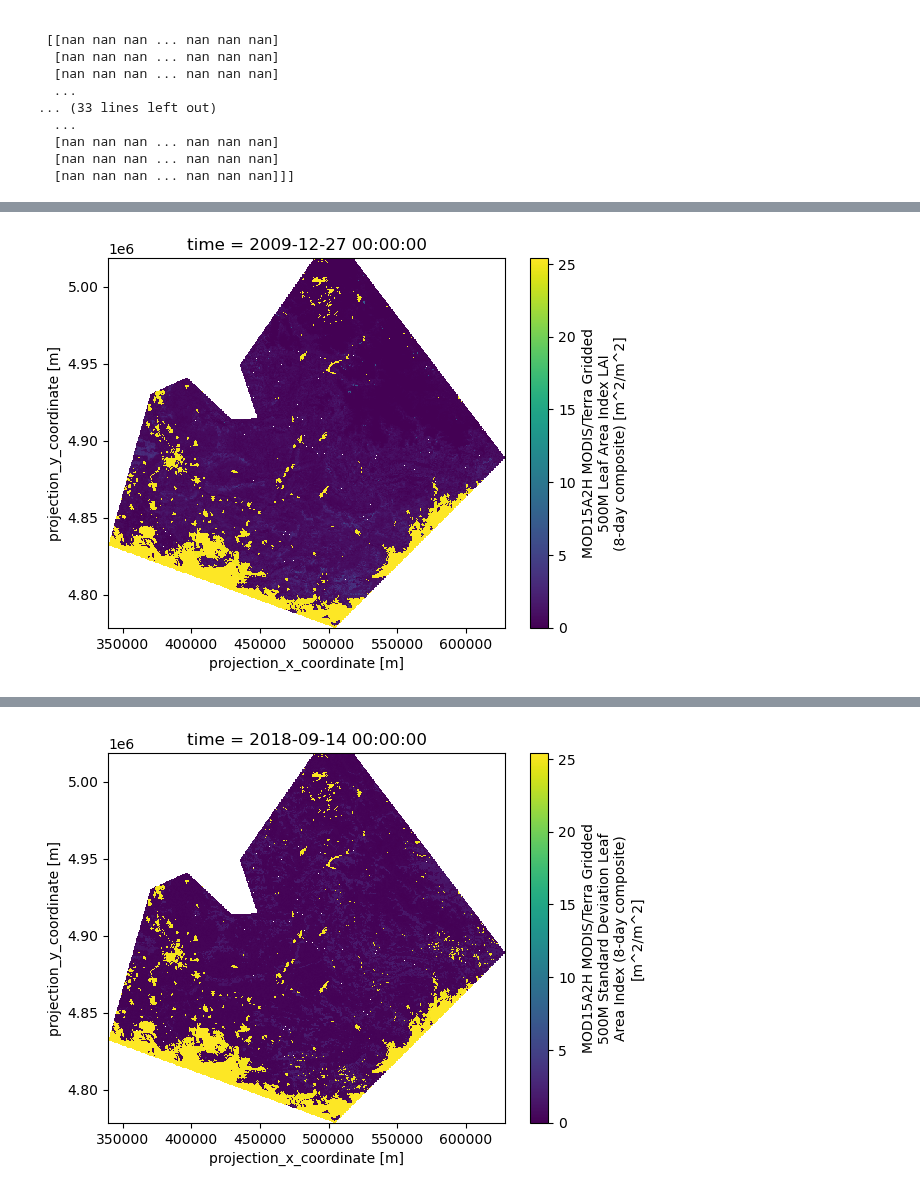
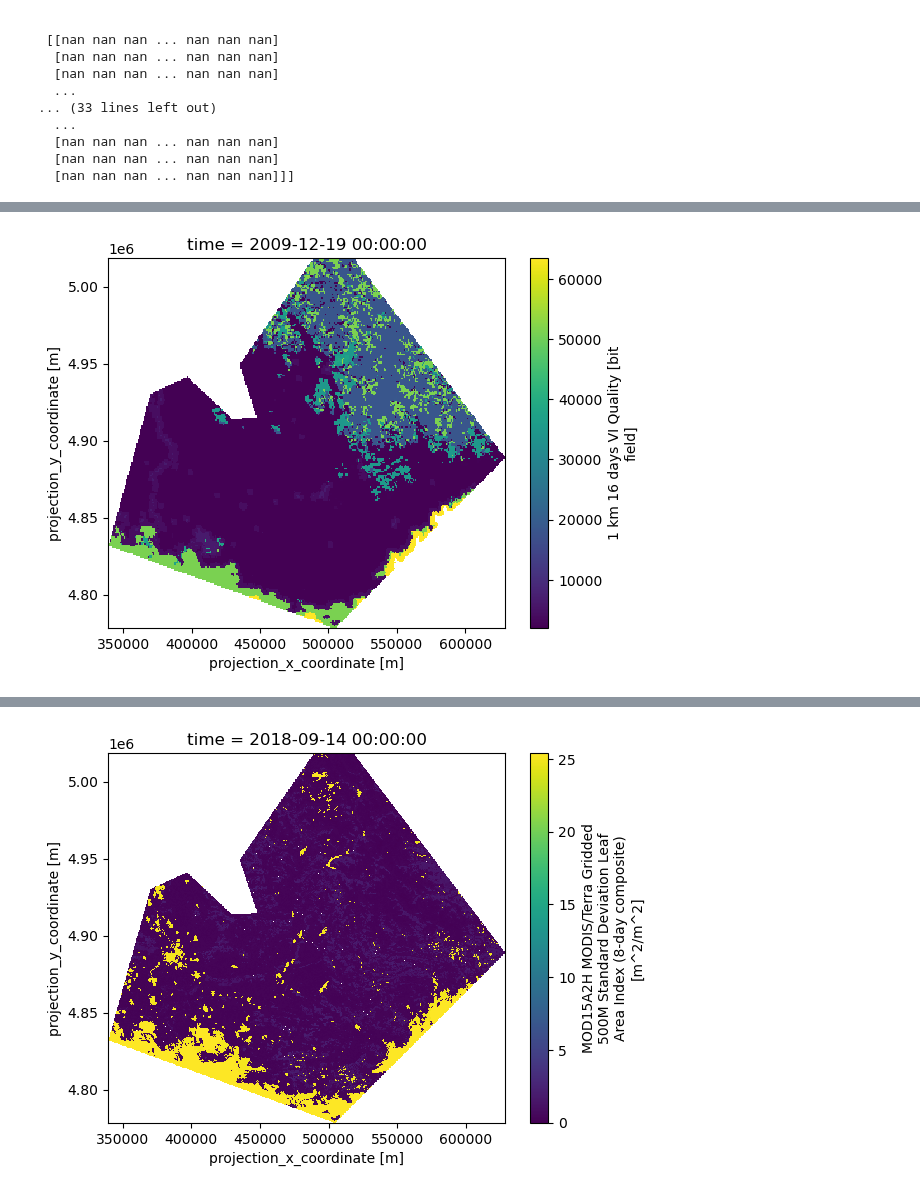
Before and after one commit to Sliders122/wildfire, a Jupyter notebook: src/Inspect_raw_data.ipynb, the cells around one changed output, grey strips where cells are left out. Cells and saved outputs as stored; diff of their text form; code cells hidden in the pictures.

```diff
--- a/src/Inspect_raw_data.ipynb
+++ b/src/Inspect_raw_data.ipynb
@@ -33,7 +33,7 @@ ndvi = xr.open_dataset(path_data +'ndvi_01012010_09012022.nc')
 lai = xr.open_dataset(path_data +'leaf_area_index_01012010_09012022.nc')
 evap = xr.open_dataset(path_data +'Evapotranspiration_500m_aid0001.nc')
 # %%
-ds = lai
+ds = ndvi
 # %%
 print(ds)
 # %% [output]
@@ -145,6 +131,6 @@ print(ds['Lai_500m'].values)
 # %%
 # plot the data
-ds['Lai_500m'][0].plot()
+ds['_1_km_16_days_VI_Quality'][0].plot()
 plt.show()
 # %% [output]
-[figure, old version]
+[figure, new version]
```
Also changed, not shown: parts of 10 cells of this notebook.
